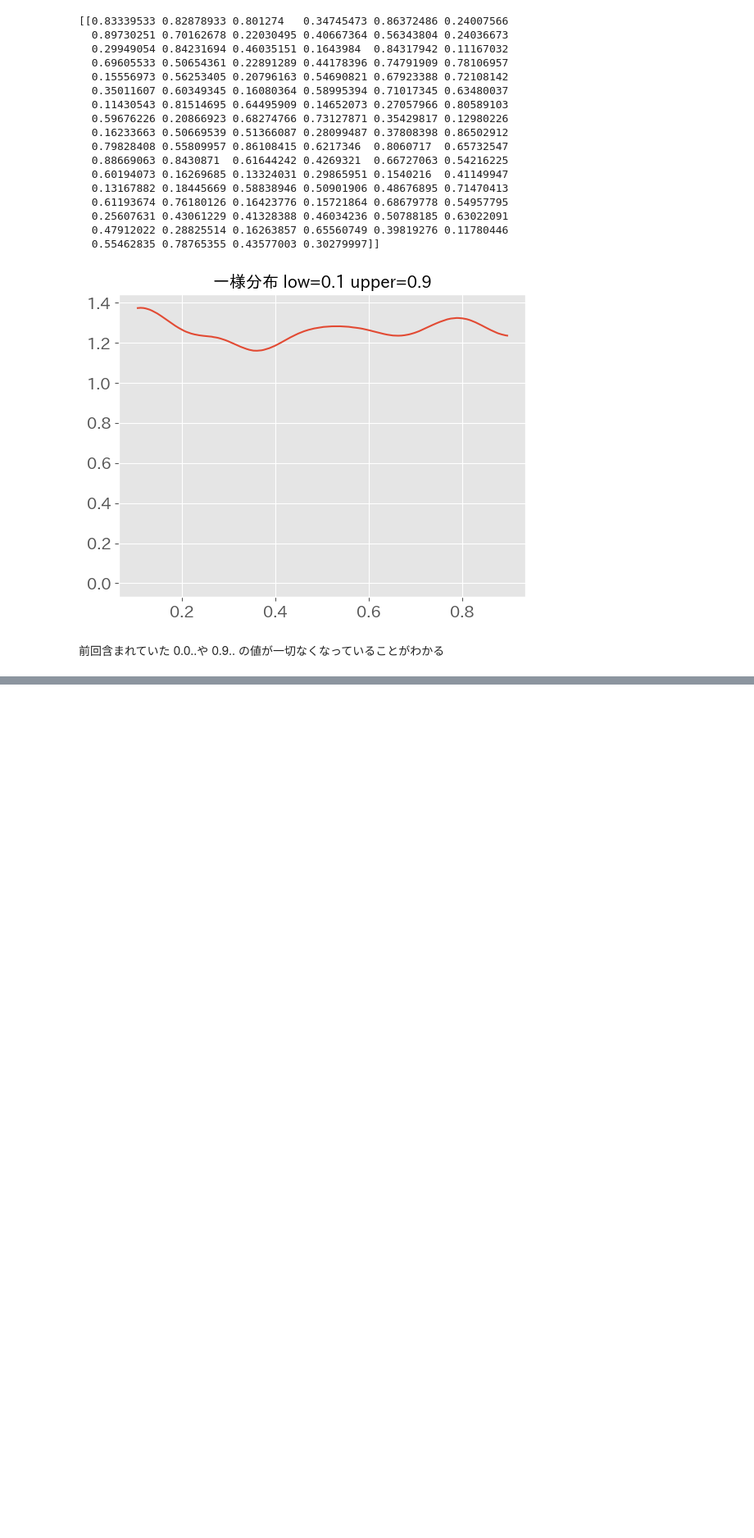
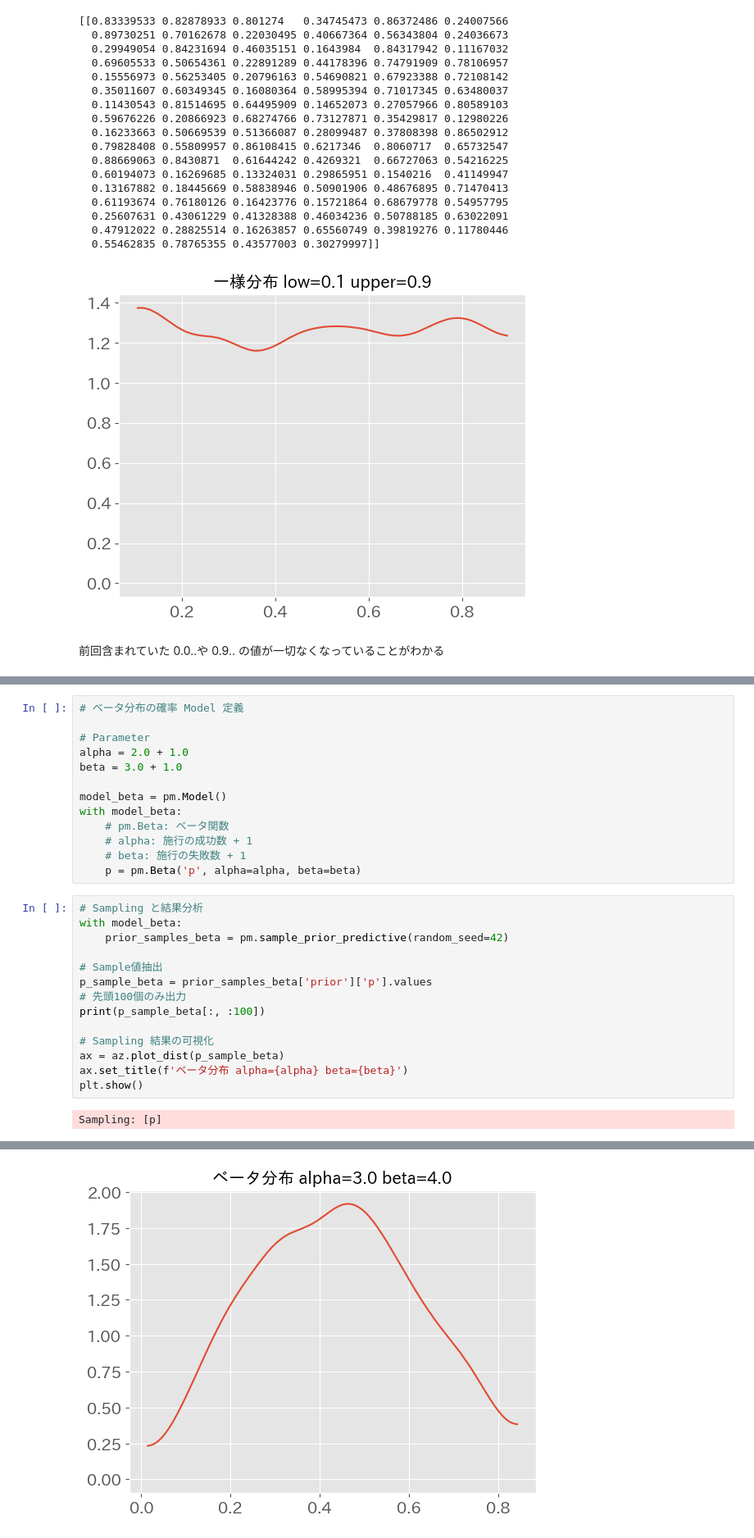
Before and after one commit to 1024xx4/py_bayes_intro, a Jupyter notebook: notebook.ipynb, the cells around one changed output, grey strips where cells are left out. Shown: that part at 82% size. Saved outputs shown, nothing was run; the diff lists cells and outputs as text; blank space fills up the shorter version.

```diff
--- a/notebook.ipynb
+++ b/notebook.ipynb
@@ -690,0 +735,29 @@ Sampling: [x]
+# %%
+# ベータ分布の確率 Model 定義
+
+# Parameter
+alpha = 2.0 + 1.0
+beta = 3.0 + 1.0
+
+model_beta = pm.Model()
+with model_beta:
+    # pm.Beta: ベータ関数
+    # alpha: 施行の成功数 + 1
+    # beta: 施行の失敗数 + 1
+    p = pm.Beta('p', alpha=alpha, beta=beta)
+# %%
+# Sampling と結果分析
+with model_beta:
+    prior_samples_beta = pm.sample_prior_predictive(random_seed=42)
+
+# Sample値抽出
+p_sample_beta = prior_samples_beta['prior']['p'].values
+# 先頭100個のみ出力
+print(p_sample_beta[:, :100])
+
+# Sampling 結果の可視化
+ax = az.plot_dist(p_sample_beta)
+ax.set_title(f'ベータ分布 alpha={alpha} beta={beta}')
+plt.show()
+# %% [output]
+Sampling: [p]
@@ -690,0 +781 @@ Sampling: [x]
+[figure, added]
```
Also changed, not shown: parts of 12 cells of this notebook.
